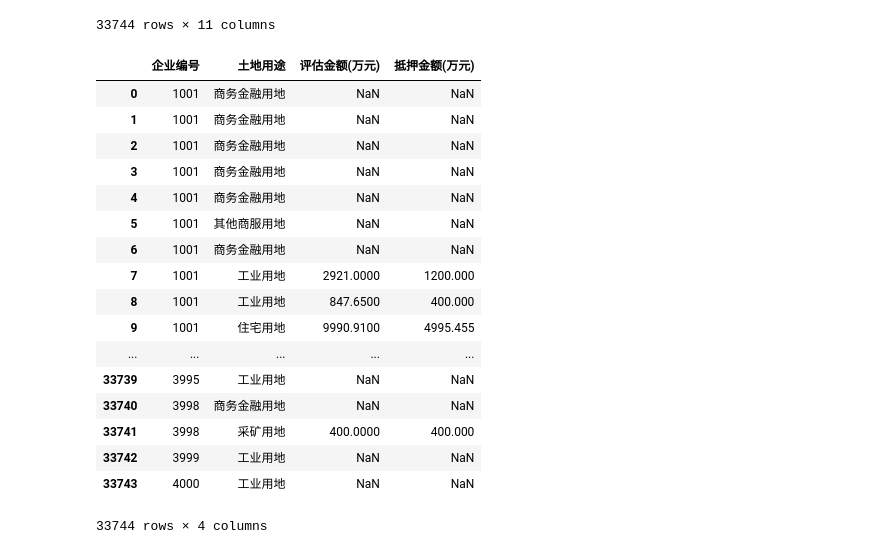
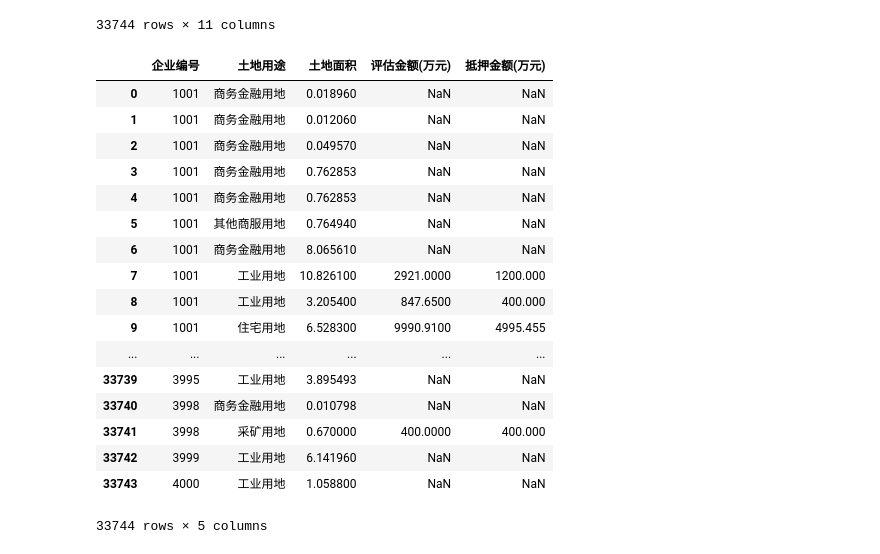
Before and after one commit to CourierKyn/isi-world-cup, a Jupyter notebook: 购地-市场交易-土地抵押.ipynb, the cells around one changed output. Drawn from its saved outputs; the diff is of its cells as text; code cells hidden in the pictures.

```diff
--- a/购地-市场交易-土地抵押.ipynb
+++ b/购地-市场交易-土地抵押.ipynb
@@ -22,24 +24,24 @@ data
 | 33743 | 4000 | NaN | NaN | 工业用地 | NaN | NaN | 1.058800 | NaN | NaN | 2013-09-24 | ... |
 33744 rows × 11 columns
 # %%
-df=data.iloc[:,[0,3,7,8]]
+df=data.iloc[:,[0,3,6,7,8]]
 df
 # %% [output]
-|  | 企业编号 | 土地用途 | 评估金额(万元) | 抵押金额(万元) |
-| 0 | 1001 | 商务金融用地 | NaN | NaN |
-| 1 | 1001 | 商务金融用地 | NaN | NaN |
-| 2 | 1001 | 商务金融用地 | NaN | NaN |
-| 3 | 1001 | 商务金融用地 | NaN | NaN |
-| 4 | 1001 | 商务金融用地 | NaN | NaN |
-| 5 | 1001 | 其他商服用地 | NaN | NaN |
-| 6 | 1001 | 商务金融用地 | NaN | NaN |
-| 7 | 1001 | 工业用地 | 2921.0000 | 1200.000 |
-| 8 | 1001 | 工业用地 | 847.6500 | 400.000 |
-| 9 | 1001 | 住宅用地 | 9990.9100 | 4995.455 |
-| ... | ... | ... | ... | ... |
-| 33739 | 3995 | 工业用地 | NaN | NaN |
-| 33740 | 3998 | 商务金融用地 | NaN | NaN |
-| 33741 | 3998 | 采矿用地 | 400.0000 | 400.000 |
-| 33742 | 3999 | 工业用地 | NaN | NaN |
-| 33743 | 4000 | 工业用地 | NaN | NaN |
+|  | 企业编号 | 土地用途 | 土地面积 | 评估金额(万元) | 抵押金额(万元) |
+| 0 | 1001 | 商务金融用地 | 0.018960 | NaN | NaN |
+| 1 | 1001 | 商务金融用地 | 0.012060 | NaN | NaN |
+| 2 | 1001 | 商务金融用地 | 0.049570 | NaN | NaN |
+| 3 | 1001 | 商务金融用地 | 0.762853 | NaN | NaN |
+| 4 | 1001 | 商务金融用地 | 0.762853 | NaN | NaN |
+| 5 | 1001 | 其他商服用地 | 0.764940 | NaN | NaN |
+| 6 | 1001 | 商务金融用地 | 8.065610 | NaN | NaN |
+| 7 | 1001 | 工业用地 | 10.826100 | 2921.0000 | 1200.000 |
+| 8 | 1001 | 工业用地 | 3.205400 | 847.6500 | 400.000 |
+| 9 | 1001 | 住宅用地 | 6.528300 | 9990.9100 | 4995.455 |
+| ... | ... | ... | ... | ... | ... |
+| 33739 | 3995 | 工业用地 | 3.895493 | NaN | NaN |
+| 33740 | 3998 | 商务金融用地 | 0.010798 | NaN | NaN |
+| 33741 | 3998 | 采矿用地 | 0.670000 | 400.0000 | 400.000 |
+| 33742 | 3999 | 工业用地 | 6.141960 | NaN | NaN |
+| 33743 | 4000 | 工业用地 | 1.058800 | NaN | NaN |
-33744 rows × 4 columns
+33744 rows × 5 columns
```
Also changed, not shown: parts of 10 cells of this notebook, 3 other files.
